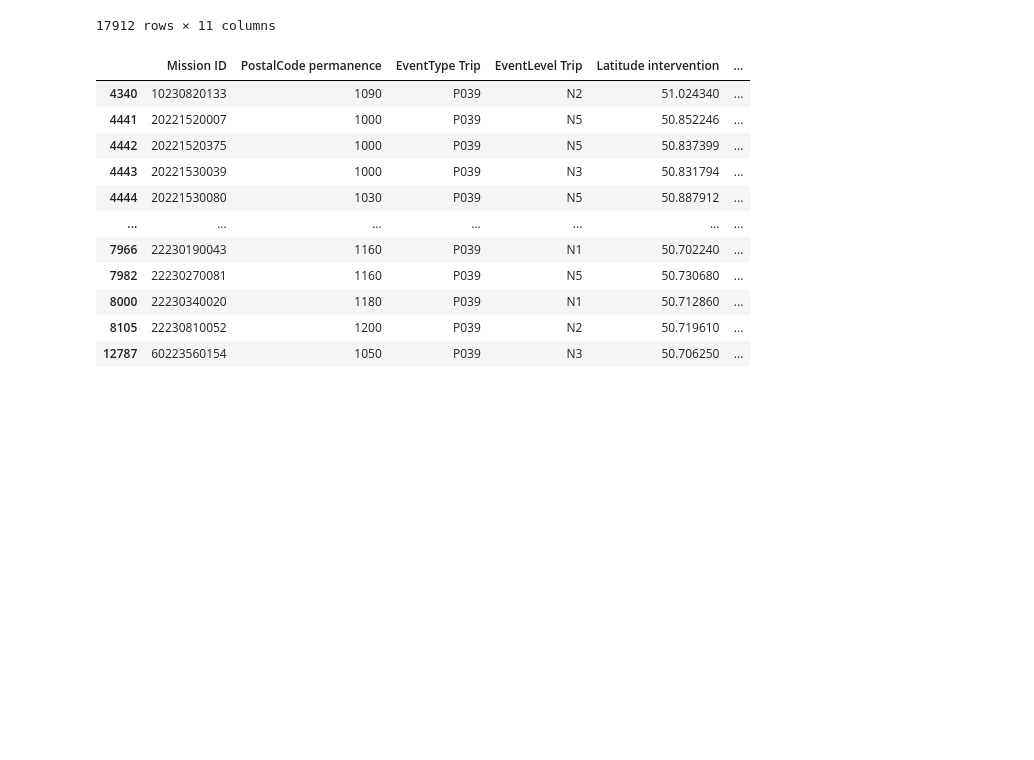
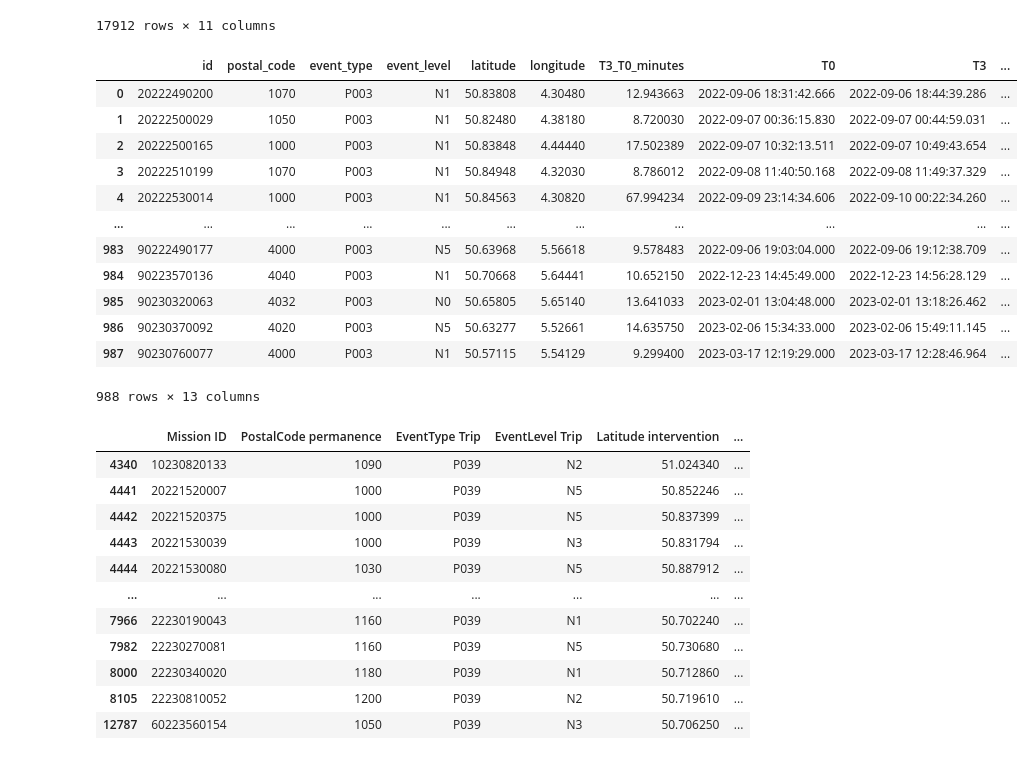
Before and after one commit to Zenghui-Ma/MDA_Project2024_AED_Optimization, a Jupyter notebook: test.ipynb, the cells around one changed output. Drawn from its saved outputs; the diff is of its cells as text; code cells hidden in the pictures; blank space fills up the shorter version.

```diff
--- a/test.ipynb
+++ b/test.ipynb
@@ -28,6 +28,33 @@ intervention_data
 | 17910 | 90230900214 | 1310 | P039 | N5 | 50.71017 | ... |
 | 17911 | 90230900232 | 5002 | P039 | N5 | 50.48248 | ... |
 17912 rows × 11 columns
+# %%
+def read_patient_data(file_path='data/citycombined_intervention_data.xlsx'):
+    # 获取当前工作目录
+    base_dir = os.getcwd()
+    # 拼接相对路径，得到文件的绝对路径
+    full_path = os.path.join(base_dir, file_path)
+    # 读取Excel数据
+    data = pd.read_excel(full_path)
+    # 确保数据中没有空值
+    data = data.dropna(subset=['latitude', 'longitude'])
+    return data
+data=read_patient_data()
+data
+# %% [output]
+|  | id | postal_code | event_type | event_level | latitude | longitude | T3_T0_minutes | T0 | T3 | ... |
+| 0 | 20222490200 | 1070 | P003 | N1 | 50.83808 | 4.30480 | 12.943663 | 2022-09-06 18:31:42.666 | 2022-09-06 18:44:39.286 | ... |
+| 1 | 20222500029 | 1050 | P003 | N1 | 50.82480 | 4.38180 | 8.720030 | 2022-09-07 00:36:15.830 | 2022-09-07 00:44:59.031 | ... |
+| 2 | 20222500165 | 1000 | P003 | N1 | 50.83848 | 4.44440 | 17.502389 | 2022-09-07 10:32:13.511 | 2022-09-07 10:49:43.654 | ... |
+| 3 | 20222510199 | 1070 | P003 | N1 | 50.84948 | 4.32030 | 8.786012 | 2022-09-08 11:40:50.168 | 2022-09-08 11:49:37.329 | ... |
+| 4 | 20222530014 | 1000 | P003 | N1 | 50.84563 | 4.30820 | 67.994234 | 2022-09-09 23:14:34.606 | 2022-09-10 00:22:34.260 | ... |
+| ... | ... | ... | ... | ... | ... | ... | ... | ... | ... | ... |
+| 983 | 90222490177 | 4000 | P003 | N5 | 50.63968 | 5.56618 | 9.578483 | 2022-09-06 19:03:04.000 | 2022-09-06 19:12:38.709 | ... |
+| 984 | 90223570136 | 4040 | P003 | N1 | 50.70668 | 5.64441 | 10.652150 | 2022-12-23 14:45:49.000 | 2022-12-23 14:56:28.129 | ... |
+| 985 | 90230320063 | 4032 | P003 | N0 | 50.65805 | 5.65140 | 13.641033 | 2023-02-01 13:04:48.000 | 2023-02-01 13:18:26.462 | ... |
+| 986 | 90230370092 | 4020 | P003 | N5 | 50.63277 | 5.52661 | 14.635750 | 2023-02-06 15:34:33.000 | 2023-02-06 15:49:11.145 | ... |
+| 987 | 90230760077 | 4000 | P003 | N1 | 50.57115 | 5.54129 | 9.299400 | 2023-03-17 12:19:29.000 | 2023-03-17 12:28:46.964 | ... |
+988 rows × 13 columns
 # %%
 brussels_zip_codes = [
     1000, 1020, 1030, 1040, 1050, 1060, 1070, 1080, 1081, 1082, 1083,
```
Also changed, not shown: 4 other files.
